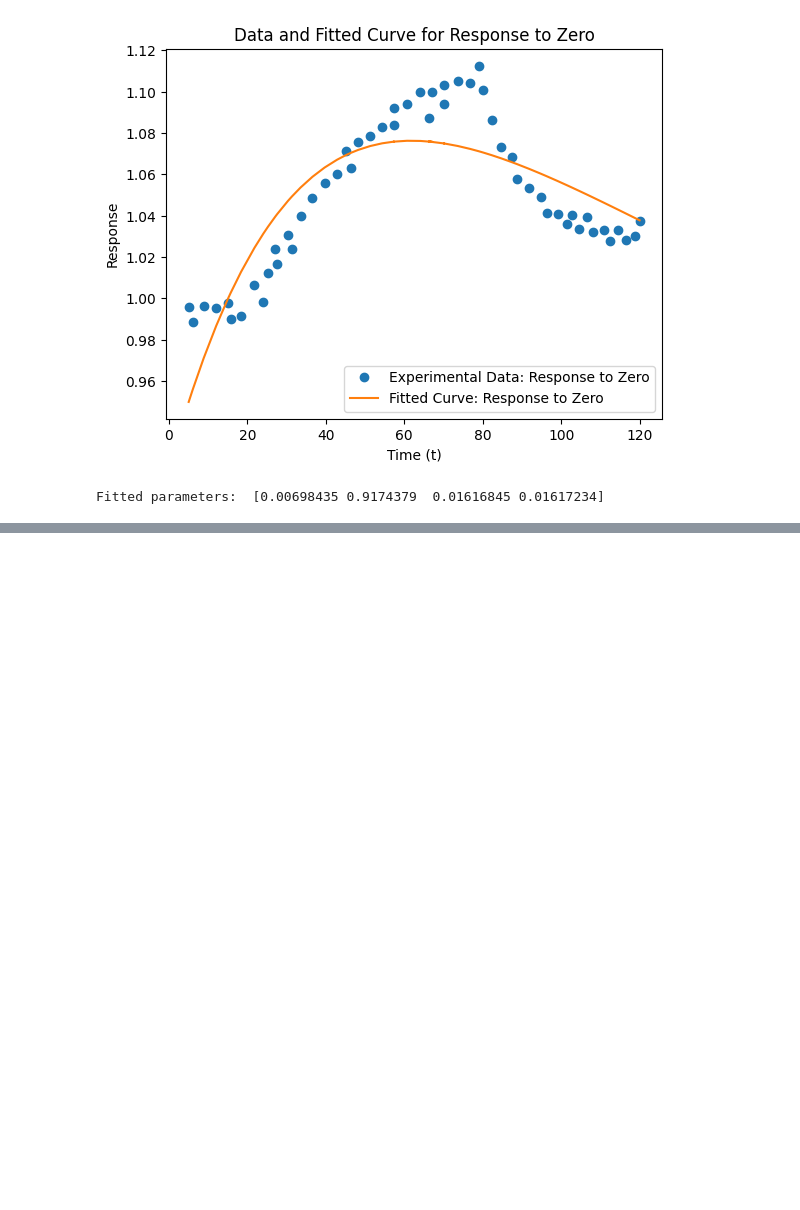
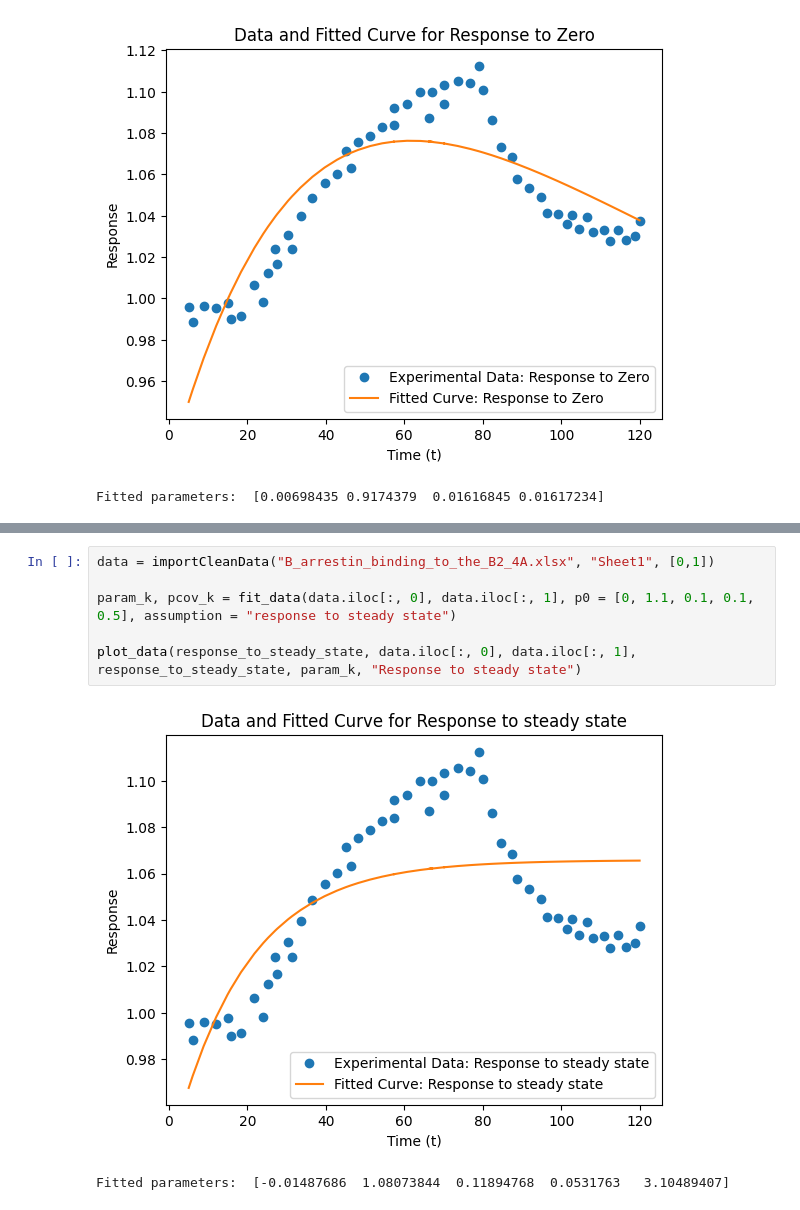
Before and after one commit to Ara101/Data_extraction_kinetic_signaling_data, a Jupyter notebook: Code/python/rate_kinetics_final.ipynb, the cells around one changed output, grey strips where cells are left out. Drawn from its saved outputs; the diff is of its cells as text; blank space fills up the shorter version.

```diff
--- a/Code/python/rate_kinetics_final.ipynb
+++ b/Code/python/rate_kinetics_final.ipynb
@@ -374 +393,10 @@ Fitted parameters:  [0.00698435 0.9174379  0.01616845 0.01617234]
+# %%
+data = importCleanData("B_arrestin_binding_to_the_B2_4A.xlsx", "Sheet1", [0,1])
+
+param_k, pcov_k = fit_data(data.iloc[:, 0], data.iloc[:, 1], p0 = [0, 1.1, 0.1, 0.1, 0.5], assumption = "response to steady state")
+
+plot_data(response_to_steady_state, data.iloc[:, 0], data.iloc[:, 1], response_to_steady_state, param_k, "Response to steady state")
+# %% [output]
+[figure, added]
+Fitted parameters:  [-0.01487686  1.08073844  0.11894768  0.0531763   3.10489407]
 # %%
```
Also changed, not shown: parts of 6 cells of this notebook.
